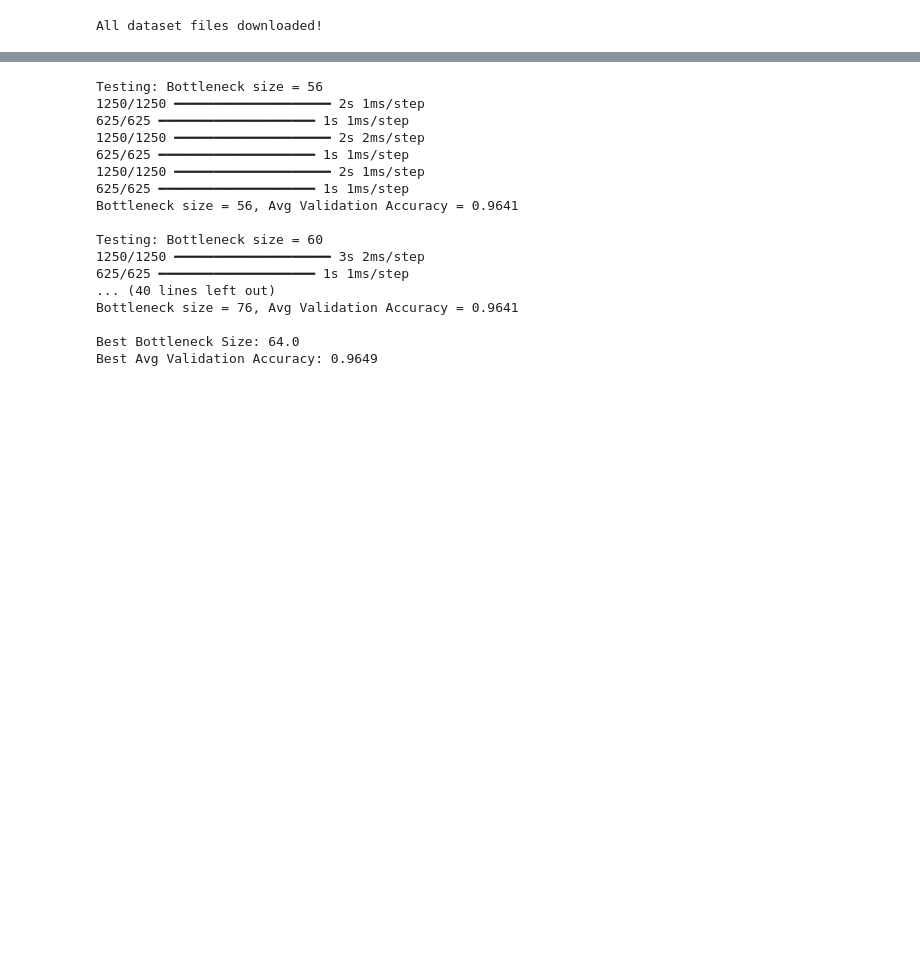
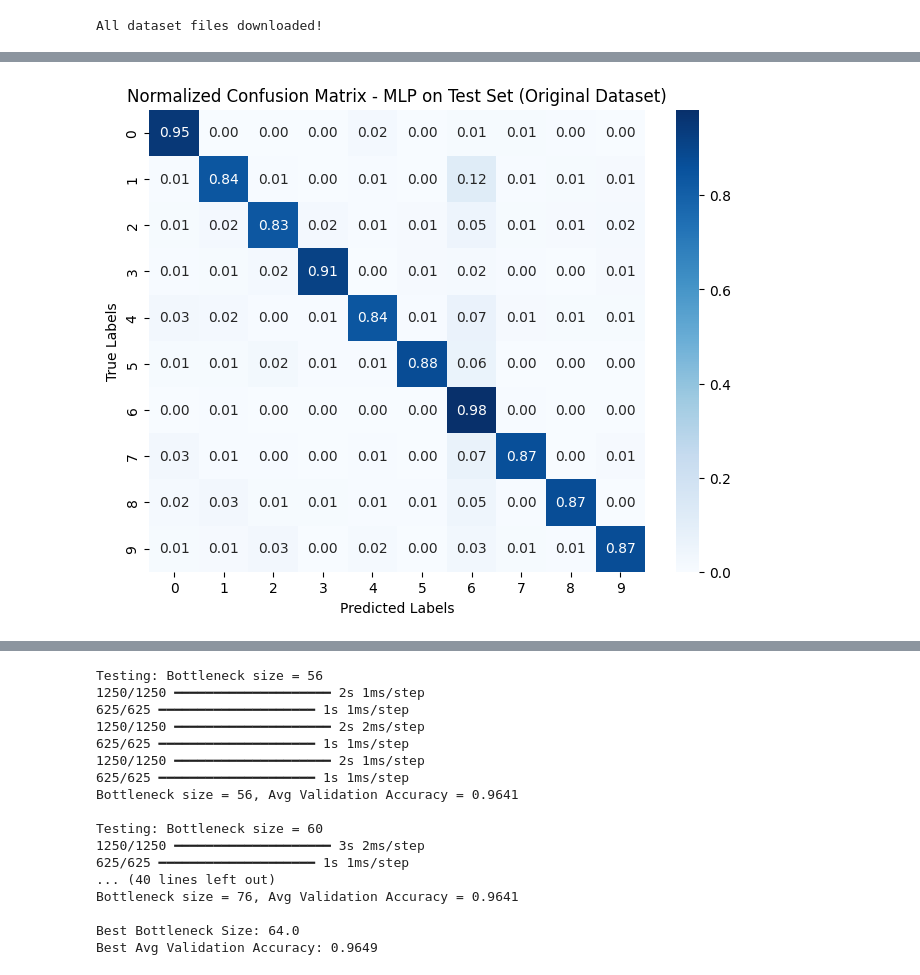
Before and after one commit to Charles980903/Proj2, a Jupyter notebook: Another_copy_of_Untitled5.ipynb, the cells around one changed output, grey strips where cells are left out. Cells and saved outputs as stored; diff of their text form; code cells hidden in the pictures; blank space fills up the shorter version.

```diff
--- a/Another_copy_of_Untitled5.ipynb
+++ b/Another_copy_of_Untitled5.ipynb
@@ -149,0 +191,65 @@ x_train, x_val, y_train, y_val = train_images_flattened, test_images_flattened,
+# %%
+from tensorflow.keras.models import Sequential
+from tensorflow.keras.layers import Flatten, Dense
+from tensorflow.keras.optimizers import Adam
+from tensorflow.keras.callbacks import EarlyStopping
+from sklearn.metrics import confusion_matrix, accuracy_score
+import matplotlib.pyplot as plt
+import seaborn as sns
+import time
+import numpy as np
+
+# One-hot encode the labels for the original dataset
+y_train_one_hot = tf.one_hot(train_labels, depth=10)
+y_val_one_hot = tf.one_hot(y_val, depth=10)
+y_test_one_hot = tf.one_hot(test_labels, depth=10)
+
+# Define the MLP model
+num_layers = 3
+num_units = 512
+learning_rate = 0.001
+patience = 7
+
+# Build the model
+model_original = Sequential([Flatten(input_shape=(28 * 28,))])  # Input shape matches the flattened image dimensions
+for _ in range(num_layers):
+    model_original.add(Dense(num_units, activation='sigmoid'))
+model_original.add(Dense(10, activation='softmax'))  # Output layer for 10 classes
+
+# Compile the model
+model_original.compile(optimizer=Adam(learning_rate=learning_rate),
+                       loss='categorical_crossentropy',
+                       metrics=['accuracy'])
+
+# Set up early stopping
+early_stopping_original = EarlyStopping(monitor='val_loss', patience=patience, restore_best_weights=True)
+
+# Train the model on the original data
+start_time_original = time.time()
+history_original = model_original.fit(train_images_flattened, y_train_one_hot,
+                                      epochs=100,
+                                      validation_data=(x_val, y_val_one_hot),
+                                      batch_size=64,
+                                      callbacks=[early_stopping_original],
+                                      verbose=1)
+training_time_original = time.time() - start_time_original
+print(f"MLP Training Time (Original Dataset): {training_time_original:.2f} seconds")
+
+# Evaluate the model on the test set
+y_pred_original = model_original.predict(x_test)
+y_pred_classes_original = np.argmax(y_pred_original, axis=1)  # Convert probabilities to class labels
+y_true_original = test_labels  # Keep test labels as integers for confusion matrix
+
+# Calculate accuracy
+test_accuracy_original = accuracy_score(y_true_original, y_pred_classes_original)
+print(f"Test Accuracy (Original Dataset): {test_accuracy_original:.4f}")
+
+# Calculate normalized confusion matrix
+cm_original_mlp = confusion_matrix(y_true_original, y_pred_classes_original, normalize='true')
+plt.figure(figsize=(8, 6))
+sns.heatmap(cm_original_mlp, annot=True, cmap='Blues', fmt='.2f')
+plt.title("Normalized Confusion Matrix - MLP on Test Set (Original Dataset)")
+plt.xlabel("Predicted Labels")
+plt.ylabel("True Labels")
+plt.show()
+# %% [output]
@@ -150,3 +273,4 @@ x_train, x_val, y_train, y_val = train_images_flattened, test_images_flattened,
+[figure, added]
 # %%
 def build_sae(bottleneck_size):
     # Encoder
```
Also changed, not shown: parts of 16 cells of this notebook.
